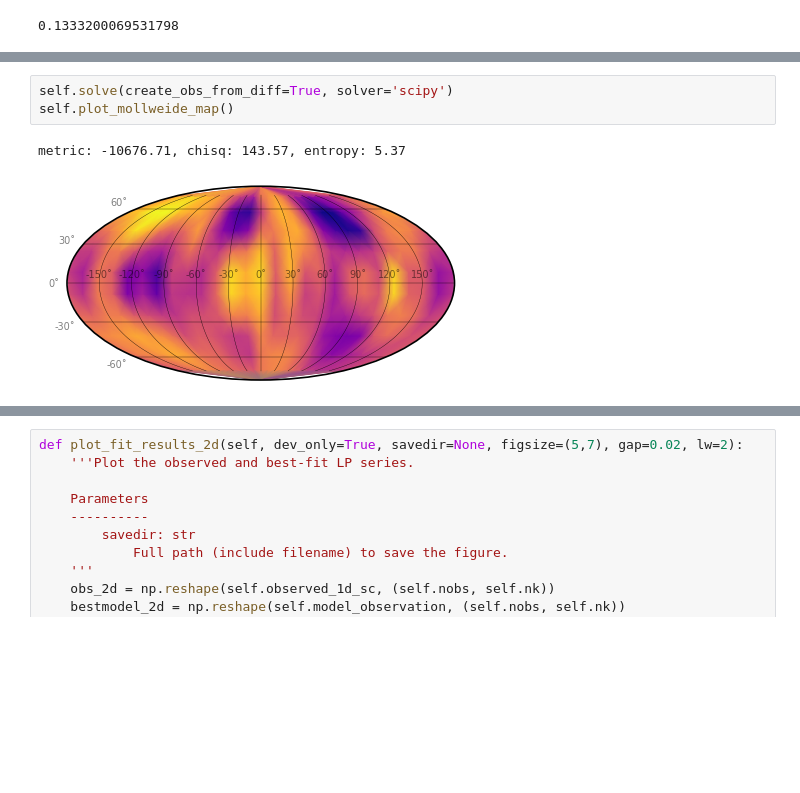
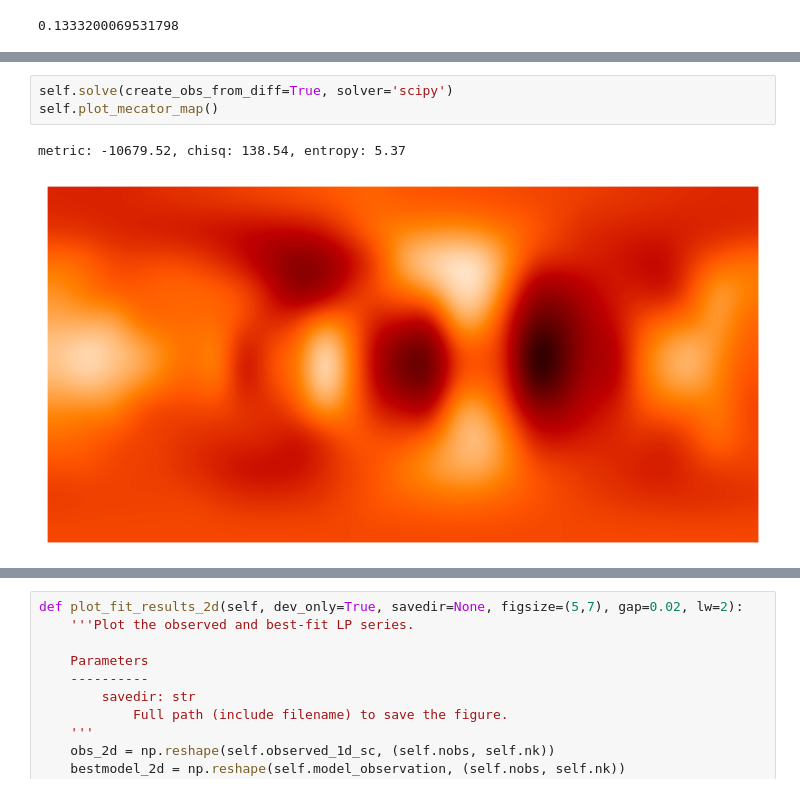
Before and after one commit to alphalyncis/doppler-imaging-maxentropy, a Jupyter notebook: src/test.ipynb, the cells around one changed output, grey strips where cells are left out. Cells and saved outputs as stored; diff of their text form; blank space fills up the shorter version.

Commit message:
mecator peojection plot

```diff
--- a/src/test.ipynb
+++ b/src/test.ipynb
@@ -123,6 +124,6 @@ chip 19
 # %%
 self.solve(create_obs_from_diff=True, solver='scipy')
-self.plot_mollweide_map()
+self.plot_mecator_map()
 # %% [output]
-metric: -10676.71, chisq: 143.57, entropy: 5.37
+metric: -10679.52, chisq: 138.54, entropy: 5.37
-[figure, old version]
+[figure, new version]
```
Also changed, not shown: parts of 4 cells of this notebook, 4 other files.
